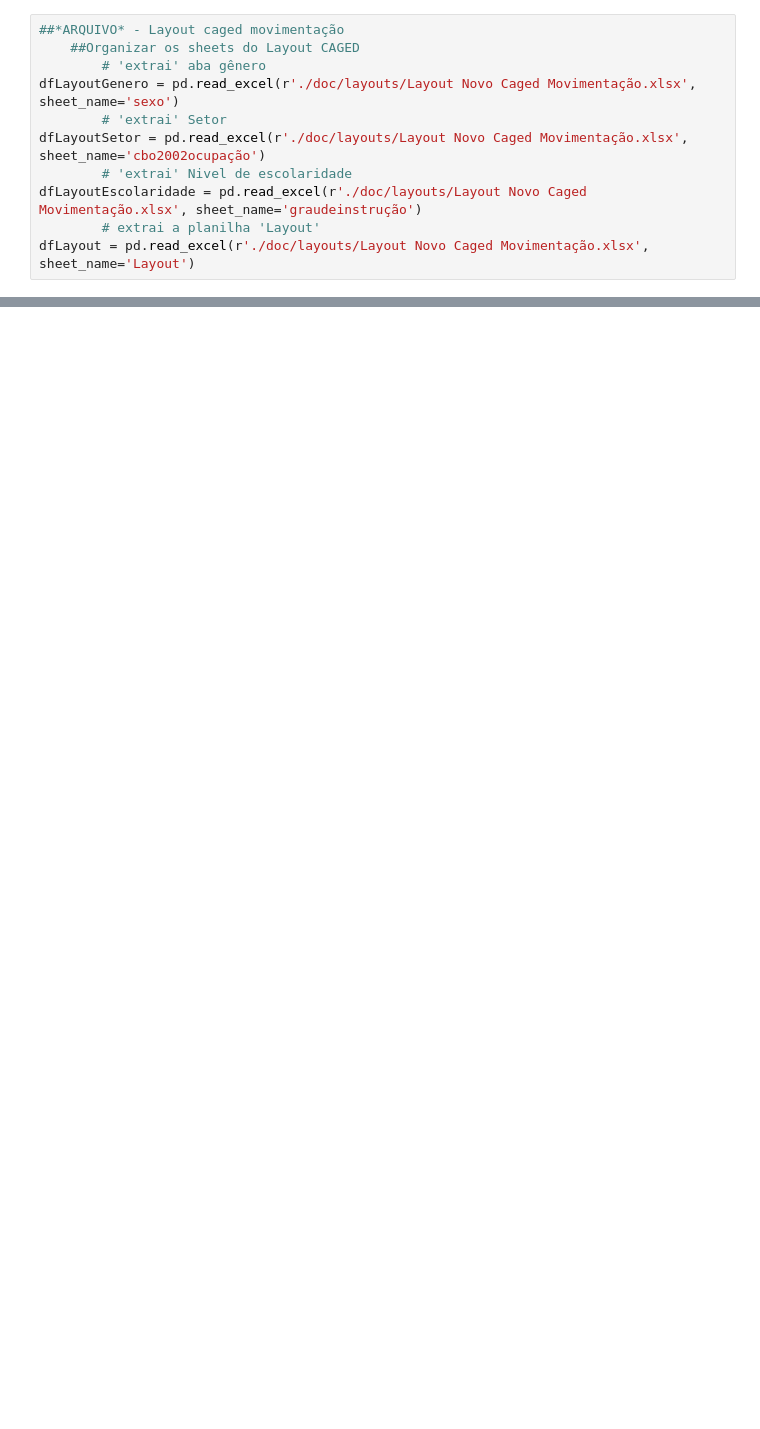
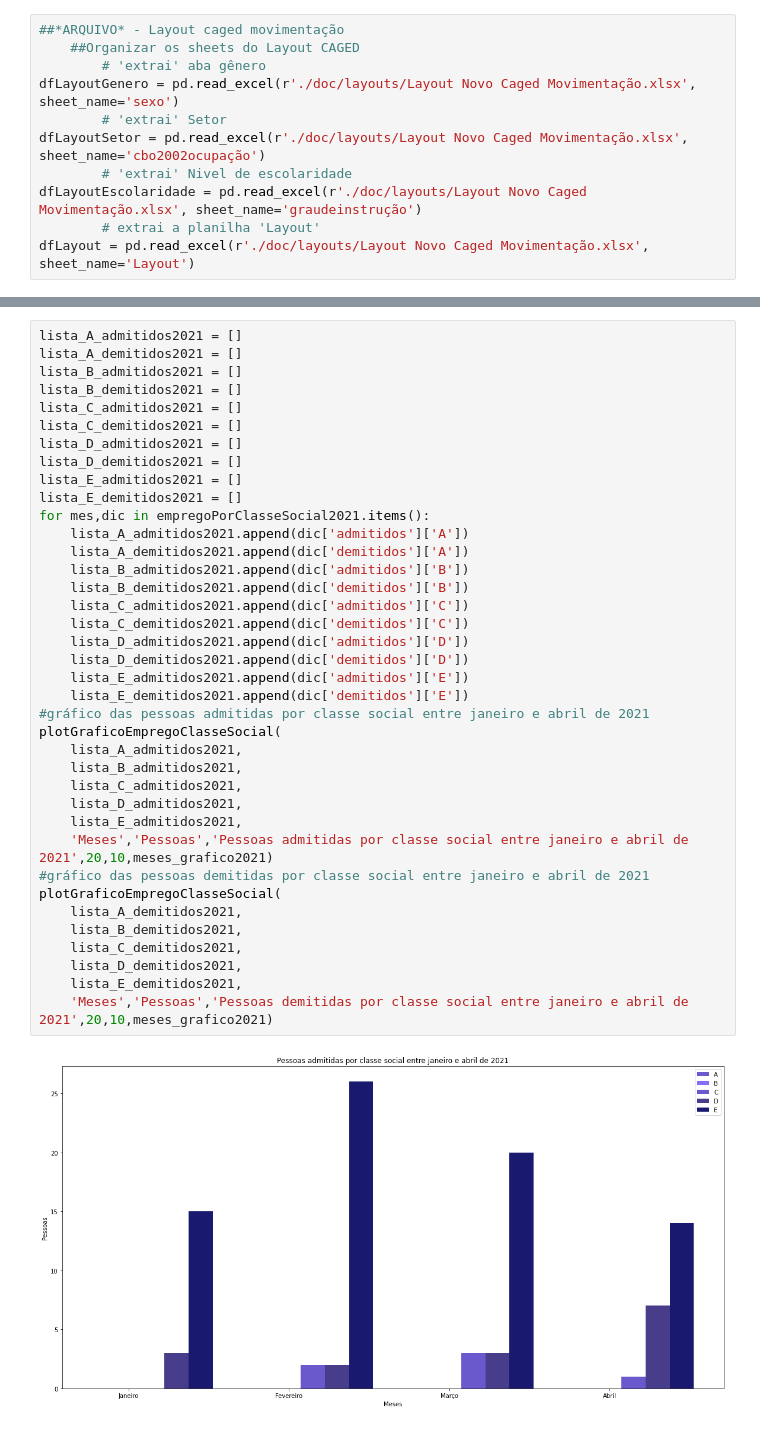
Before and after one commit to barbaraport/analise-empregabilidade-caged, a Jupyter notebook: analise-empregabilidade-caged.ipynb, the cells around one changed output, grey strips where cells are left out. Drawn from its saved outputs; the diff is of its cells as text; blank space fills up the shorter version.

```diff
--- a/analise-empregabilidade-caged.ipynb
+++ b/analise-empregabilidade-caged.ipynb
@@ -98,0 +370,40 @@ print(empregoPorGenero2021)
+# %%
+lista_A_admitidos2021 = []
+lista_A_demitidos2021 = []
+lista_B_admitidos2021 = []
+lista_B_demitidos2021 = []
+lista_C_admitidos2021 = []
+lista_C_demitidos2021 = []
+lista_D_admitidos2021 = []
+lista_D_demitidos2021 = []
+lista_E_admitidos2021 = []
+lista_E_demitidos2021 = []
+for mes,dic in empregoPorClasseSocial2021.items():
+    lista_A_admitidos2021.append(dic['admitidos']['A'])
+    lista_A_demitidos2021.append(dic['demitidos']['A'])
+    lista_B_admitidos2021.append(dic['admitidos']['B'])
+    lista_B_demitidos2021.append(dic['demitidos']['B'])
+    lista_C_admitidos2021.append(dic['admitidos']['C'])
+    lista_C_demitidos2021.append(dic['demitidos']['C'])
+    lista_D_admitidos2021.append(dic['admitidos']['D'])
+    lista_D_demitidos2021.append(dic['demitidos']['D'])
+    lista_E_admitidos2021.append(dic['admitidos']['E'])
+    lista_E_demitidos2021.append(dic['demitidos']['E'])
+#gráfico das pessoas admitidas por classe social entre janeiro e abril de 2021
+plotGraficoEmpregoClasseSocial(
+    lista_A_admitidos2021,
+    lista_B_admitidos2021,
+    lista_C_admitidos2021,
+    lista_D_admitidos2021,
+    lista_E_admitidos2021,
+    'Meses','Pessoas','Pessoas admitidas por classe social entre janeiro e abril de 2021',20,10,meses_grafico2021)
+#gráfico das pessoas demitidas por classe social entre janeiro e abril de 2021
+plotGraficoEmpregoClasseSocial(
+    lista_A_demitidos2021,
+    lista_B_demitidos2021,
+    lista_C_demitidos2021,
+    lista_D_demitidos2021,
+    lista_E_demitidos2021,
+    'Meses','Pessoas','Pessoas demitidas por classe social entre janeiro e abril de 2021',20,10,meses_grafico2021)
+# %% [output]
+[figure, added]
```
Also changed, not shown: parts of 17 cells of this notebook, 8 other files.
